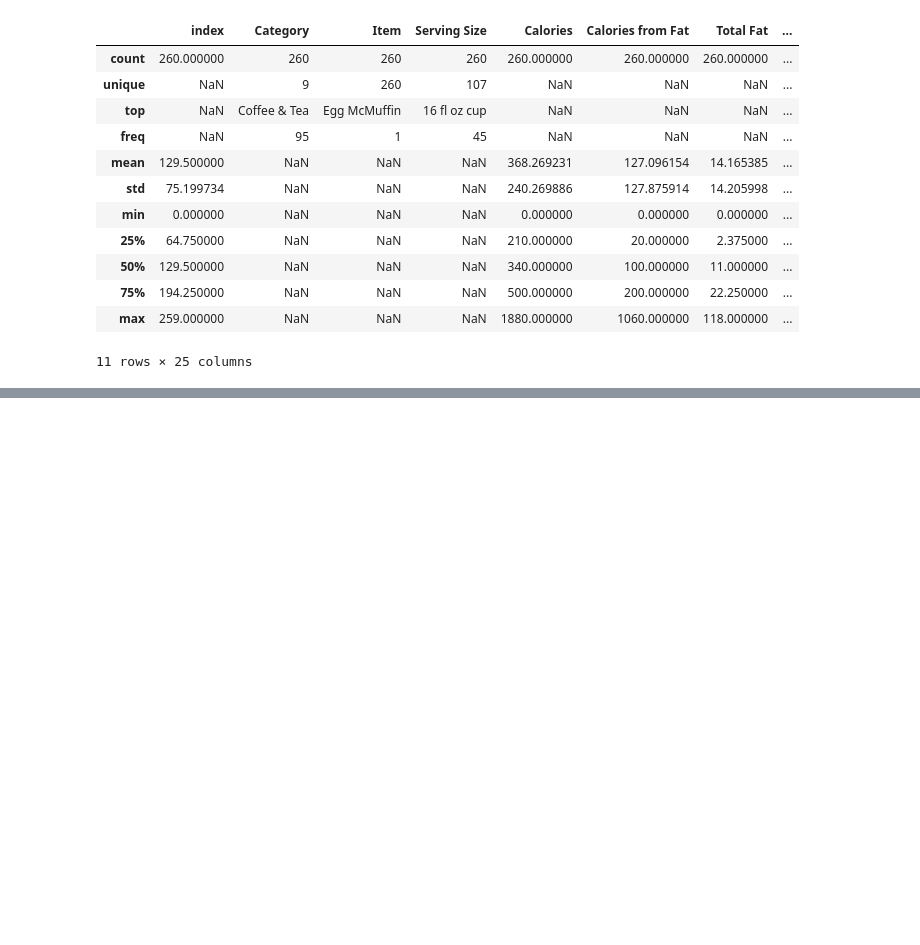
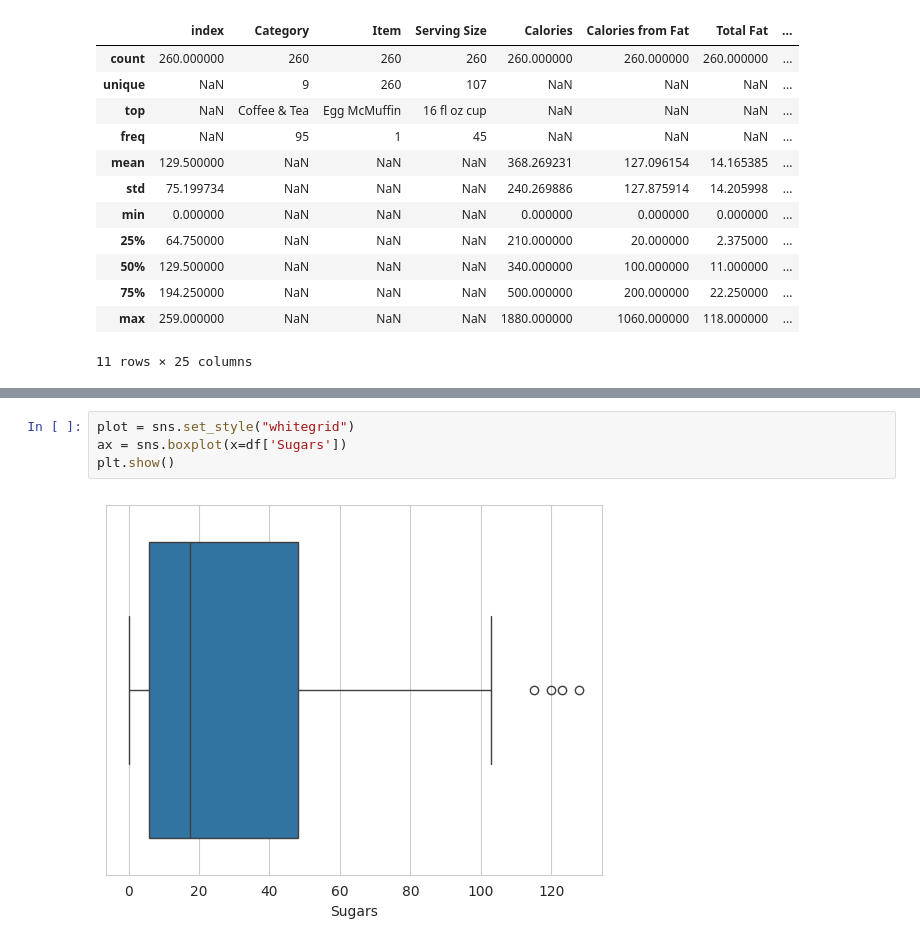
Before and after one commit to JeoungHojin/2024.DB, a Jupyter notebook: 01_Mcmenu.ipynb, the cells around one changed output, grey strips where cells are left out. Cells and saved outputs as stored; diff of their text form; blank space fills up the shorter version.

```diff
--- a/01_Mcmenu.ipynb
+++ b/01_Mcmenu.ipynb
@@ -56,0 +67,6 @@ NameError: name 'sns' is not defined
+# %%
+plot = sns.set_style("whitegrid")
+ax = sns.boxplot(x=df['Sugars'])
+plt.show()
+# %% [output]
+[figure, added]
```
Also changed, not shown: parts of 7 cells of this notebook.
